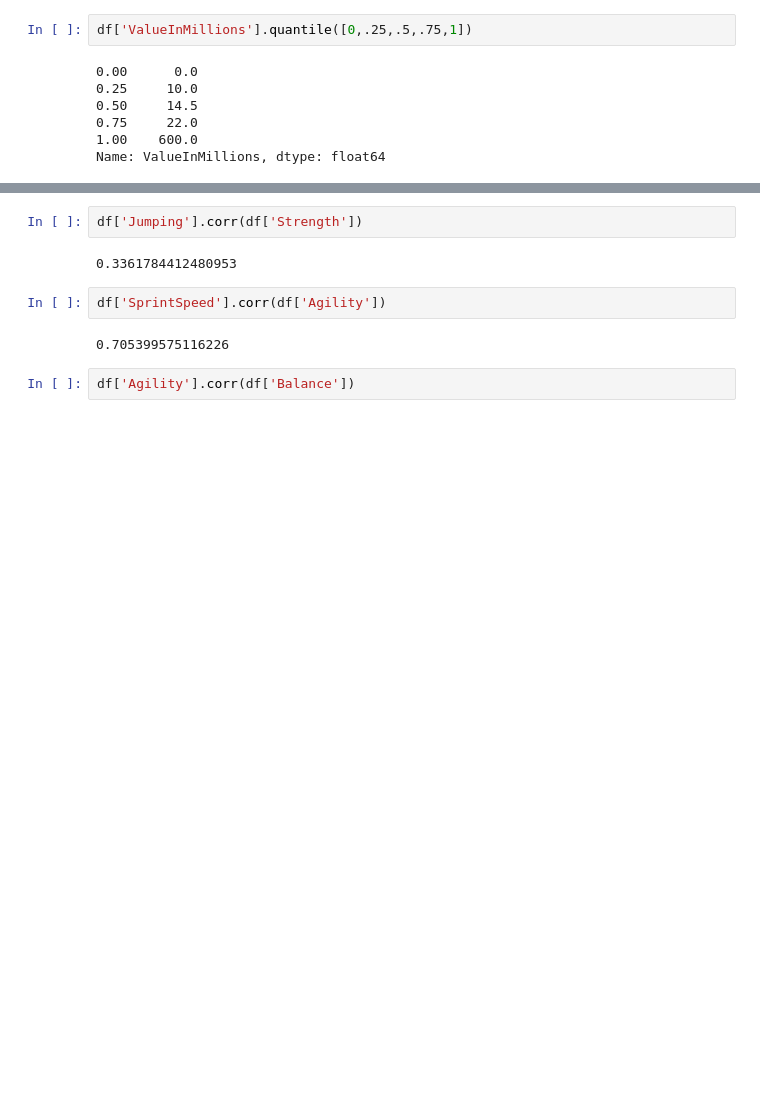
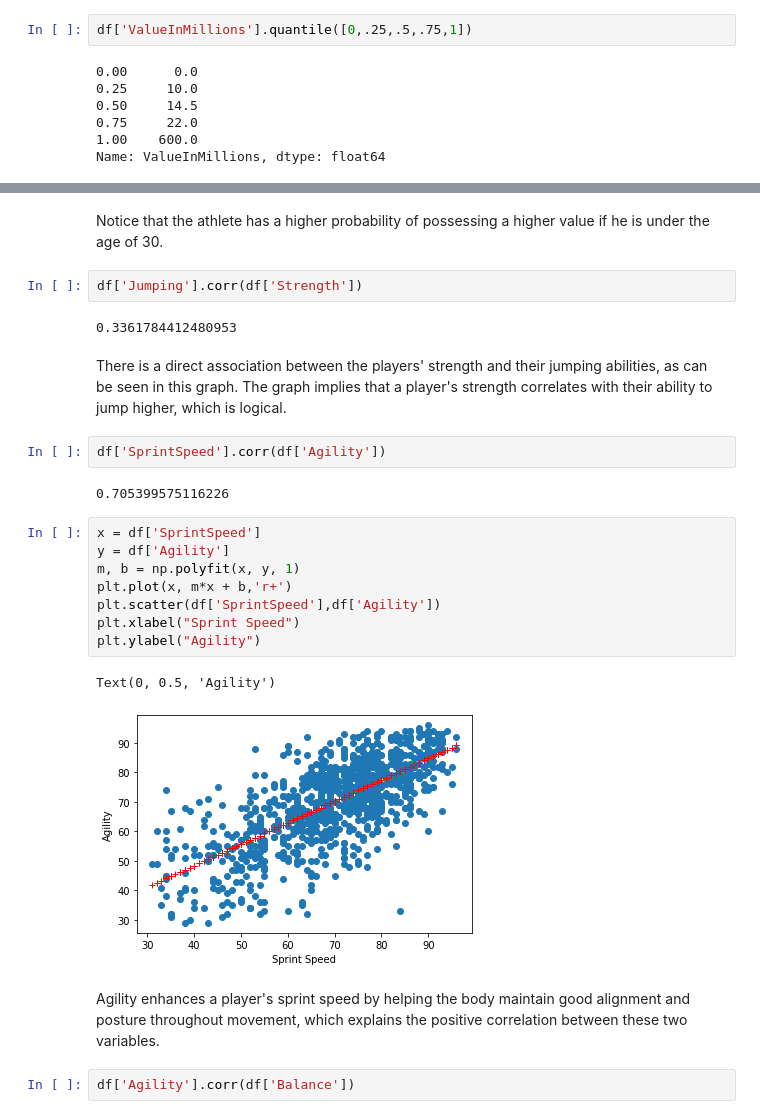
Before and after one commit to salmaemrany/Assignment1, a Jupyter notebook: Assignment 1.ipynb, the cells around one changed output, grey strips where cells are left out. Drawn from its saved outputs; the diff is of its cells as text; blank space fills up the shorter version.

```diff
--- a/Assignment 1.ipynb
+++ b/Assignment 1.ipynb
@@ -183,11 +275,32 @@ Name: ValueInMillions, dtype: float64
+# %% [markdown]
+Notice that the athlete has a higher probability of possessing a higher value if he is under the age of 30.
 # %%
 df['Jumping'].corr(df['Strength'])
 # %% [output]
 0.3361784412480953
+# %% [markdown]
+There is a direct association between the players' strength and their jumping abilities,
+as can be seen in this graph. The graph implies that a player's strength correlates
+with their ability to jump higher, which is logical.
 # %%
 df['SprintSpeed'].corr(df['Agility'])
 # %% [output]
 0.705399575116226
+# %%
+x = df['SprintSpeed']
+y = df['Agility']
+m, b = np.polyfit(x, y, 1)
+plt.plot(x, m*x + b,'r+')
+plt.scatter(df['SprintSpeed'],df['Agility'])
+plt.xlabel("Sprint Speed")
+plt.ylabel("Agility")
+# %% [output]
+Text(0, 0.5, 'Agility')
+[figure, added]
+# %% [markdown]
+Agility enhances a player's sprint speed by helping the body maintain good
+alignment and posture throughout movement, which explains the positive correlation
+between these two variables.
 # %%
 df['Agility'].corr(df['Balance'])
 # %% [output]
```
Also changed, not shown: parts of 60 cells of this notebook.
